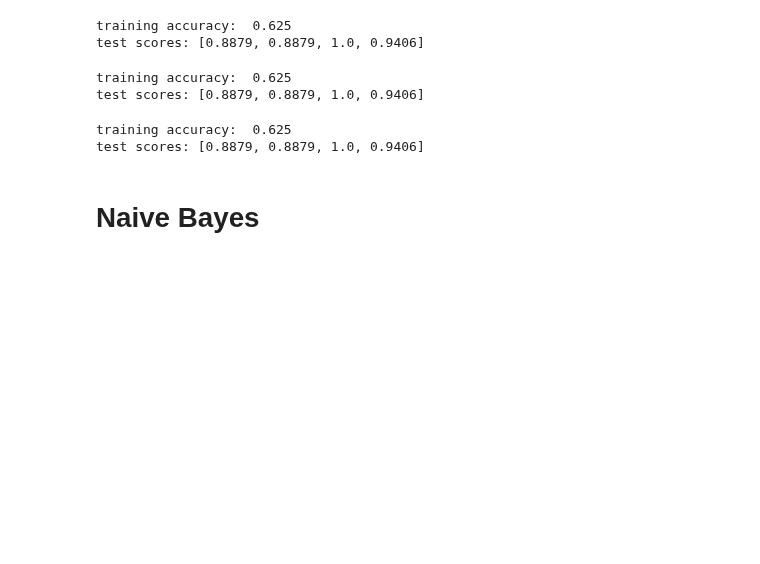
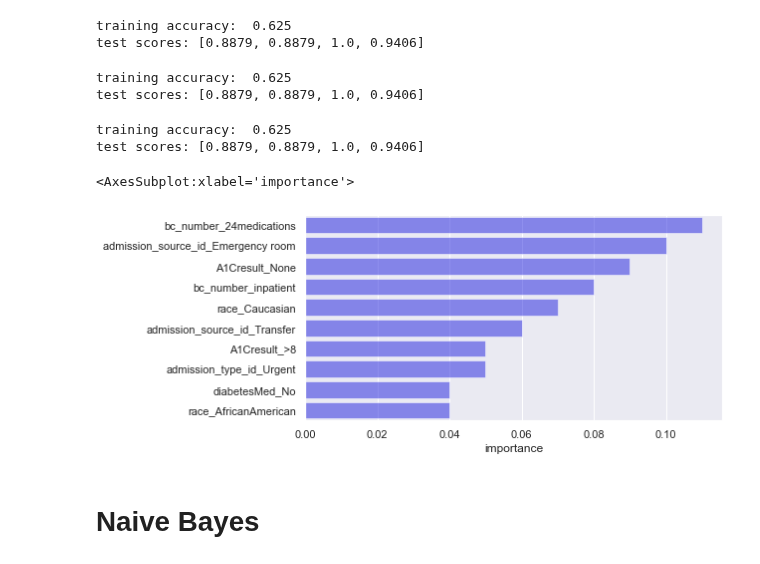
Before and after one commit to Rab6it/COMP5703_code, a Jupyter notebook: project.ipynb, the cells around one changed output. Saved outputs shown, nothing was run; the diff lists cells and outputs as text; code cells hidden in the pictures; blank space fills up the shorter version.

```diff
--- a/project.ipynb
+++ b/project.ipynb
@@ -1036,3 +1040,6 @@ rf_acc = [rf_3_scores[0],rf_4_scores[0],rf_pca_scores[0]]
 rf_pre = [rf_3_scores[1],rf_4_scores[1],rf_pca_scores[1]]
 rf_rec = [rf_3_scores[2],rf_4_scores[2],rf_pca_scores[2]]
 rf_f1 = [rf_3_scores[3],rf_4_scores[3],rf_pca_scores[3]]
+# %%
+rf = RandomForestClassifier(n_estimators = 100,min_samples_leaf=1,
+                                 max_depth=1, random_state = 41).fit(X_train_3, SMOTE_y)
@@ -1039,3 +1048,10 @@ rf_f1 = [rf_3_scores[3],rf_4_scores[3],rf_pca_scores[3]]
+# %%
+rf_importance = pd.DataFrame(rf.feature_importances_.T, index = X_train_2.columns, columns=['importance'])
+sns.barplot(x=rf_importance.sort_values('importance',ascending=False)['importance'][:10],
+           y = rf_importance.sort_values('importance',ascending=False)['importance'][:10].index,color='Blue',alpha = 0.5)
+# %% [output]
+<AxesSubplot:xlabel='importance'>
+[figure, added]
 # %% [markdown]
 # Naive Bayes
 # %%
```
Also changed, not shown: parts of 53 cells of this notebook.
